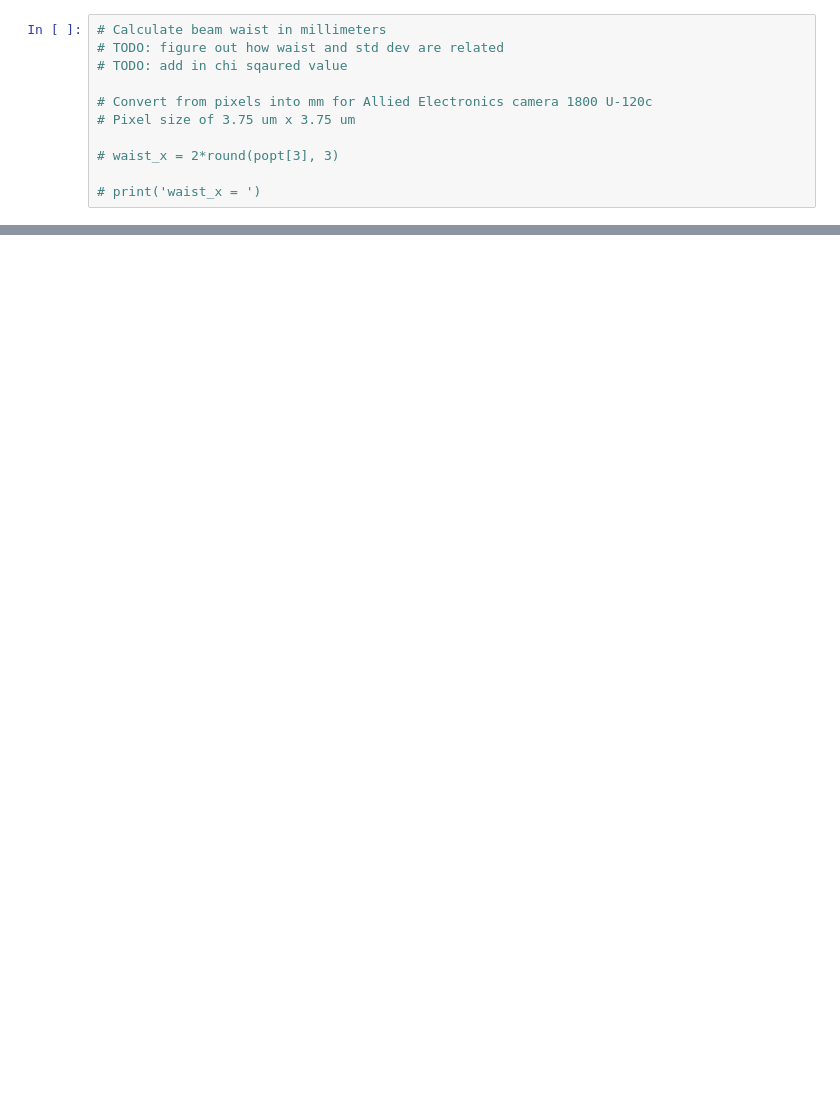
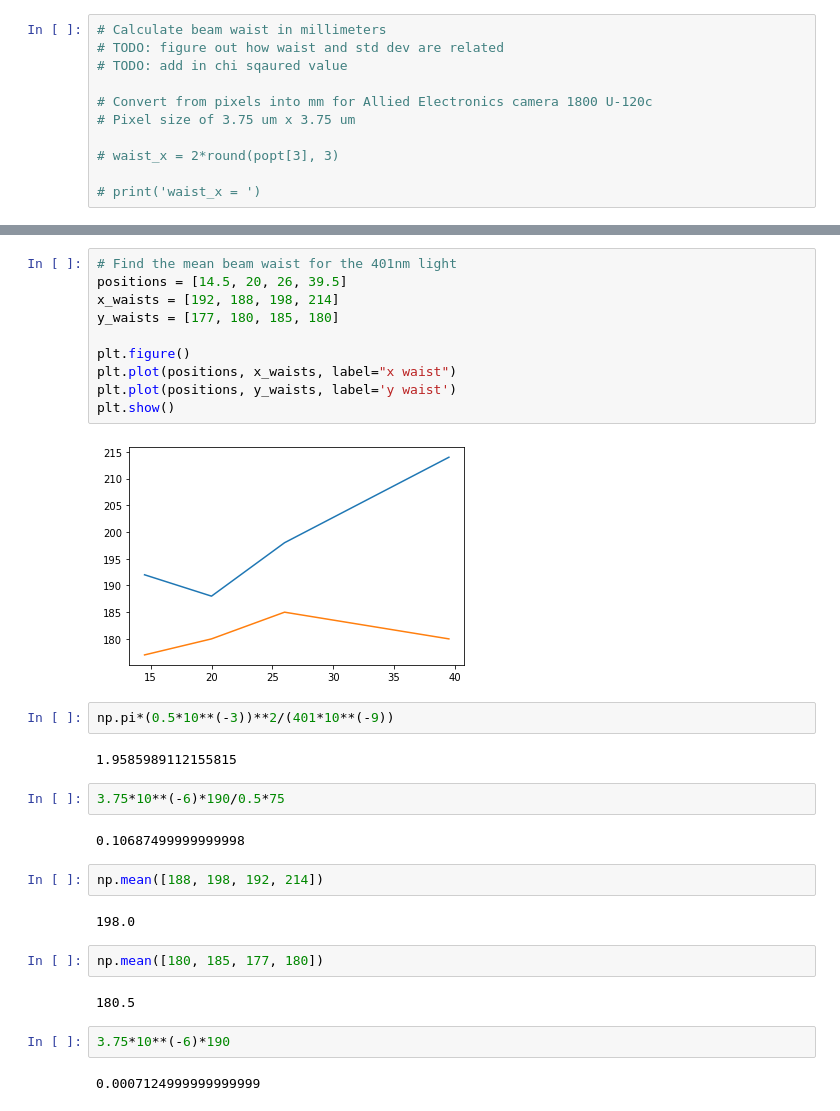
Before and after one commit to Fletcher-Labs/image-processing, a Jupyter notebook: beam-profiling/BeamFitter.ipynb, the cells around one changed output, grey strips where cells are left out. Saved outputs shown, nothing was run; the diff lists cells and outputs as text; blank space fills up the shorter version.

```diff
--- a/beam-profiling/BeamFitter.ipynb
+++ b/beam-profiling/BeamFitter.ipynb
@@ -133,0 +125,32 @@ plt.legend();
+# %%
+# Find the mean beam waist for the 401nm light
+positions = [14.5, 20, 26, 39.5]
+x_waists = [192, 188, 198, 214]
+y_waists = [177, 180, 185, 180]
+
+plt.figure()
+plt.plot(positions, x_waists, label="x waist")
+plt.plot(positions, y_waists, label='y waist')
+plt.show()
+# %% [output]
+[figure, added]
+# %%
+np.pi*(0.5*10**(-3))**2/(401*10**(-9))
+# %% [output]
+1.9585989112155815
+# %%
+3.75*10**(-6)*190/0.5*75
+# %% [output]
+0.10687499999999998
+# %%
+np.mean([188, 198, 192, 214])
+# %% [output]
+198.0
+# %%
+np.mean([180, 185, 177, 180])
+# %% [output]
+180.5
+# %%
+3.75*10**(-6)*190
+# %% [output]
+0.0007124999999999999
```
Also changed, not shown: parts of 5 cells of this notebook, 7 other files.
